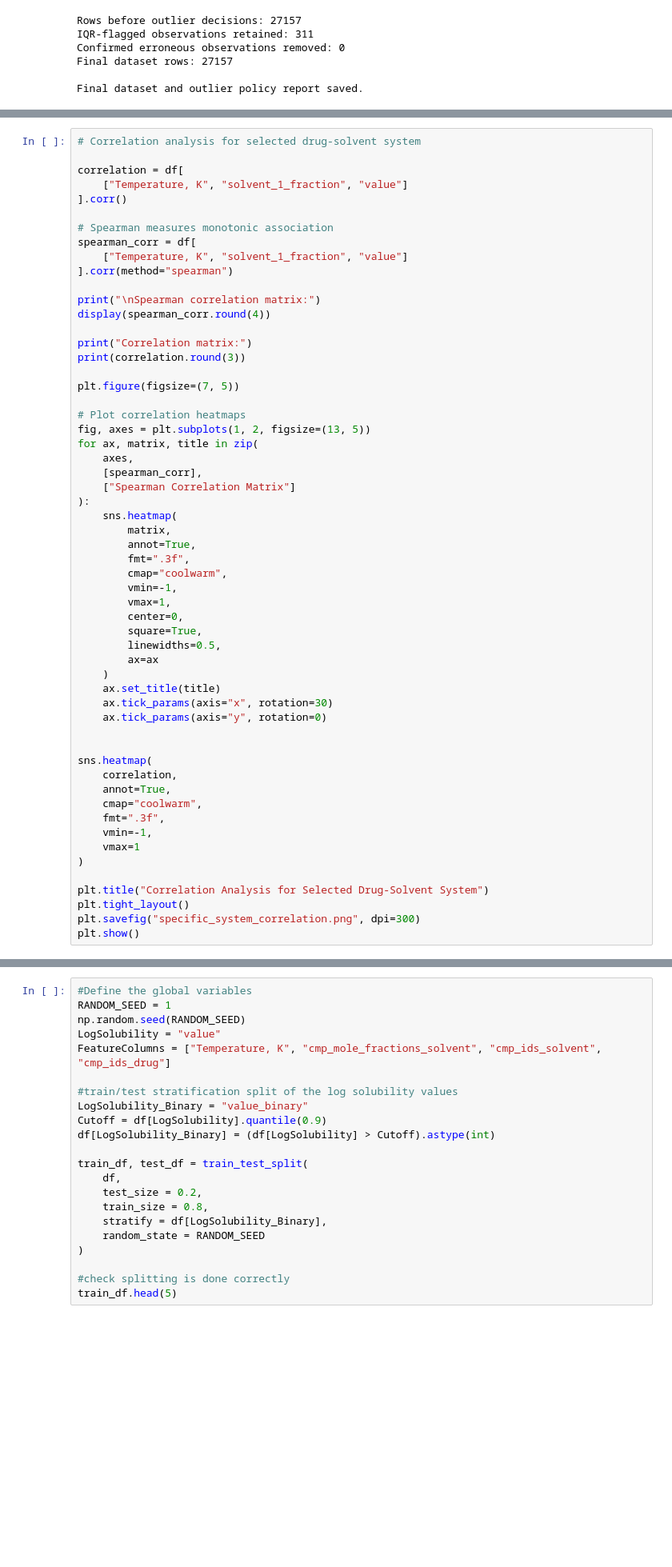
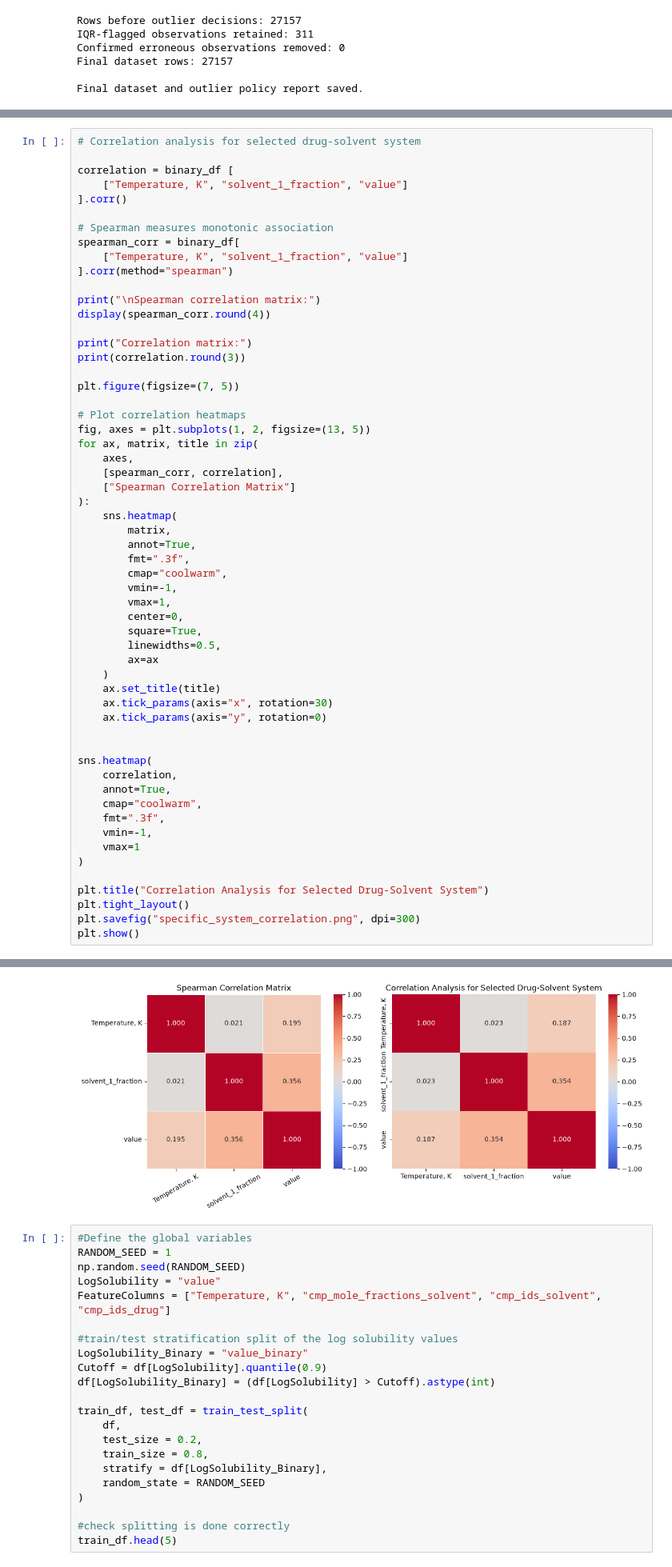
Before and after one commit to nami-nia/CHE1147-Data-Science-Project, a Jupyter notebook: data_cleaning_CL/CheMixHub_Final_Code_Draft.ipynb, the cells around one changed output, grey strips where cells are left out. Shown at 80% size. Saved outputs shown, nothing was run; the diff lists cells and outputs as text; blank space fills up the shorter version.

```diff
--- a/data_cleaning_CL/CheMixHub_Final_Code_Draft.ipynb
+++ b/data_cleaning_CL/CheMixHub_Final_Code_Draft.ipynb
@@ -1778,12 +1778,12 @@ plt.show()
 # %%
 # Correlation analysis for selected drug-solvent system
 
-correlation = df[
+correlation = binary_df [
     ["Temperature, K", "solvent_1_fraction", "value"]
 ].corr()
 
 # Spearman measures monotonic association
-spearman_corr = df[
+spearman_corr = binary_df[
     ["Temperature, K", "solvent_1_fraction", "value"]
 ].corr(method="spearman")
 
@@ -1799,7 +1799,7 @@ plt.figure(figsize=(7, 5))
 fig, axes = plt.subplots(1, 2, figsize=(13, 5))
 for ax, matrix, title in zip(
     axes,
-    [spearman_corr],
+    [spearman_corr, correlation],
     ["Spearman Correlation Matrix"]
 ):
     sns.heatmap(
@@ -1837,3 +1847,4 @@ KeyError: "['solvent_1_fraction'] not in index"
+[figure, added]
 # %%
 #Define the global variables
 RANDOM_SEED = 1
```
Also changed, not shown: parts of 18 cells of this notebook, 3 other files.
